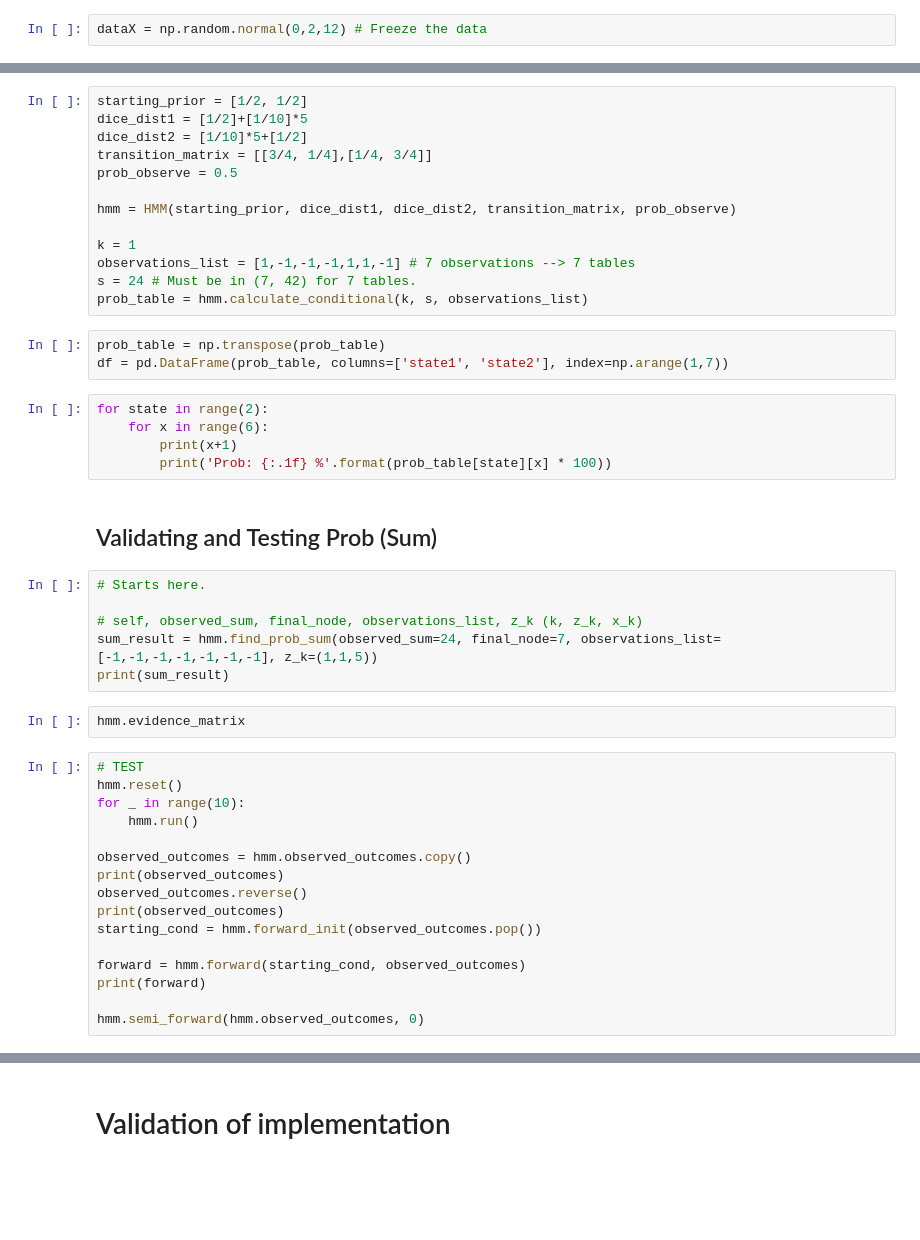
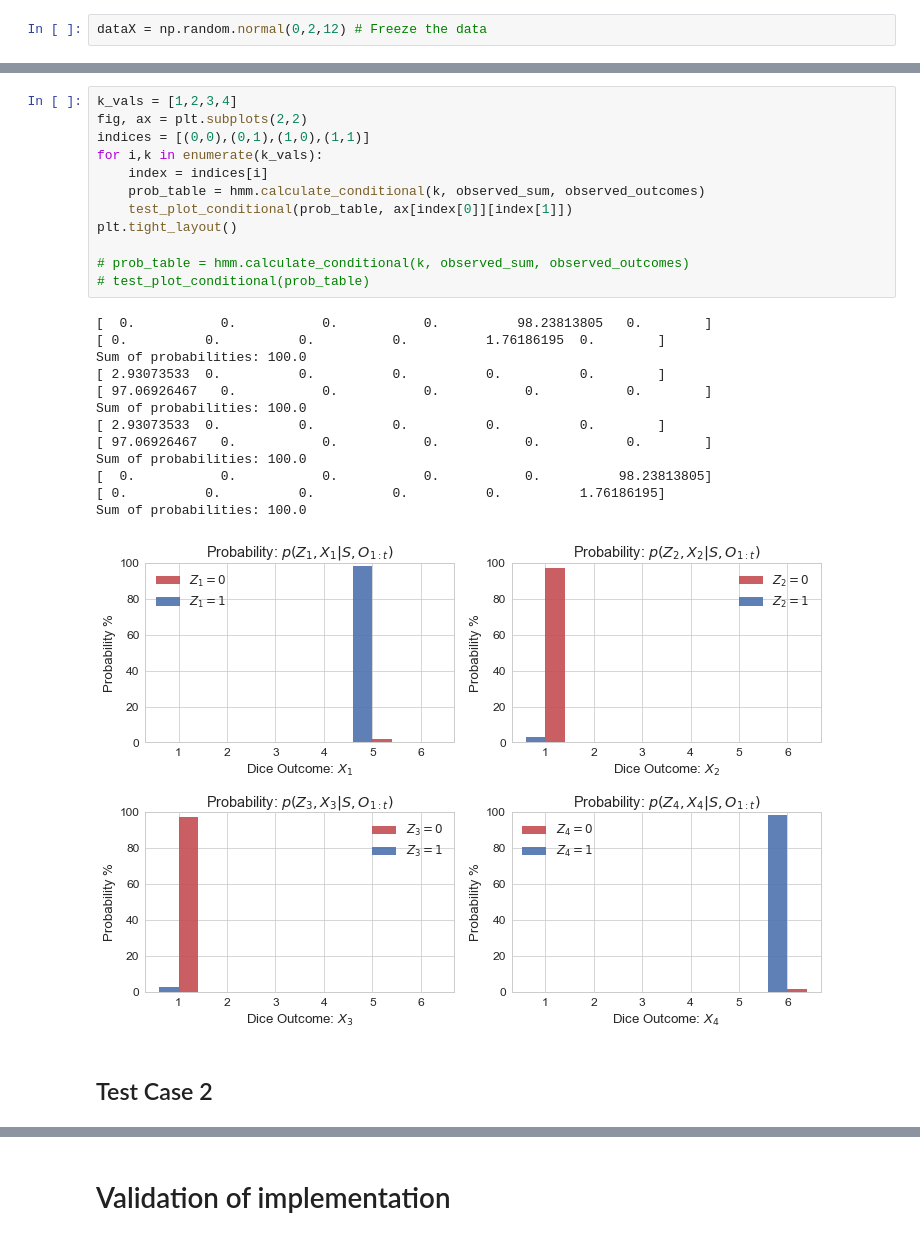
Before and after one commit to ced92/hmm, a Jupyter notebook: Assignment 2 - HMM.ipynb, the cells around one changed output, grey strips where cells are left out. Cells and saved outputs as stored; diff of their text form; blank space fills up the shorter version.

```diff
--- a/Assignment 2 - HMM.ipynb
+++ b/Assignment 2 - HMM.ipynb
@@ -348,47 +212,28 @@ test_plot_conditional(starting_prior, dice_dist1, dice_dist2, transition_matrix,
-# %%
-starting_prior = [1/2, 1/2]
-dice_dist1 = [1/2]+[1/10]*5
-dice_dist2 = [1/10]*5+[1/2]
-transition_matrix = [[3/4, 1/4],[1/4, 3/4]]
-prob_observe = 0.5
-
-hmm = HMM(starting_prior, dice_dist1, dice_dist2, transition_matrix, prob_observe)
-
-k = 1
-observations_list = [1,-1,-1,-1,1,1,-1] # 7 observations --> 7 tables
-s = 24 # Must be in (7, 42) for 7 tables.
-prob_table = hmm.calculate_conditional(k, s, observations_list)
-# %%
-prob_table = np.transpose(prob_table)
-df = pd.DataFrame(prob_table, columns=['state1', 'state2'], index=np.arange(1,7))
-# %%
-for state in range(2):
-    for x in range(6):
-        print(x+1)
-        print('Prob: {:.1f} %'.format(prob_table[state][x] * 100))
-# %% [markdown]
-## Validating and Testing Prob (Sum)
-# %%
-# Starts here.
-
-# self, observed_sum, final_node, observations_list, z_k (k, z_k, x_k)
-sum_result = hmm.find_prob_sum(observed_sum=24, final_node=7, observations_list=[-1,-1,-1,-1,-1,-1,-1], z_k=(1,1,5))
-print(sum_result)
-# %%
-hmm.evidence_matrix
-# %%
-# TEST
-hmm.reset()
-for _ in range(10):
-    hmm.run()
-
-observed_outcomes = hmm.observed_outcomes.copy()
-print(observed_outcomes)
-observed_outcomes.reverse()
-print(observed_outcomes)
-starting_cond = hmm.forward_init(observed_outcomes.pop())
-
-forward = hmm.forward(starting_cond, observed_outcomes)
-print(forward)
-
-hmm.semi_forward(hmm.observed_outcomes, 0)
+# %%
+k_vals = [1,2,3,4]
+fig, ax = plt.subplots(2,2)
+indices = [(0,0),(0,1),(1,0),(1,1)]
+for i,k in enumerate(k_vals):
+    index = indices[i]
+    prob_table = hmm.calculate_conditional(k, observed_sum, observed_outcomes)
+    test_plot_conditional(prob_table, ax[index[0]][index[1]])
+plt.tight_layout()
+
+# prob_table = hmm.calculate_conditional(k, observed_sum, observed_outcomes)
+# test_plot_conditional(prob_table)
+# %% [output]
+[  0.           0.           0.           0.          98.23813805   0.        ]
+[ 0.          0.          0.          0.          1.76186195  0.        ]
+Sum of probabilities: 100.0
+[ 2.93073533  0.          0.          0.          0.          0.        ]
+[ 97.06926467   0.           0.           0.           0.           0.        ]
+Sum of probabilities: 100.0
+[ 2.93073533  0.          0.          0.          0.          0.        ]
+[ 97.06926467   0.           0.           0.           0.           0.        ]
+Sum of probabilities: 100.0
+[  0.           0.           0.           0.           0.          98.23813805]
+[ 0.          0.          0.          0.          0.          1.76186195]
+Sum of probabilities: 100.0
+[figure, added]
+# %% [markdown]
+## Test Case 2
```
Also changed, not shown: parts of 32 cells of this notebook, 1 other file.
